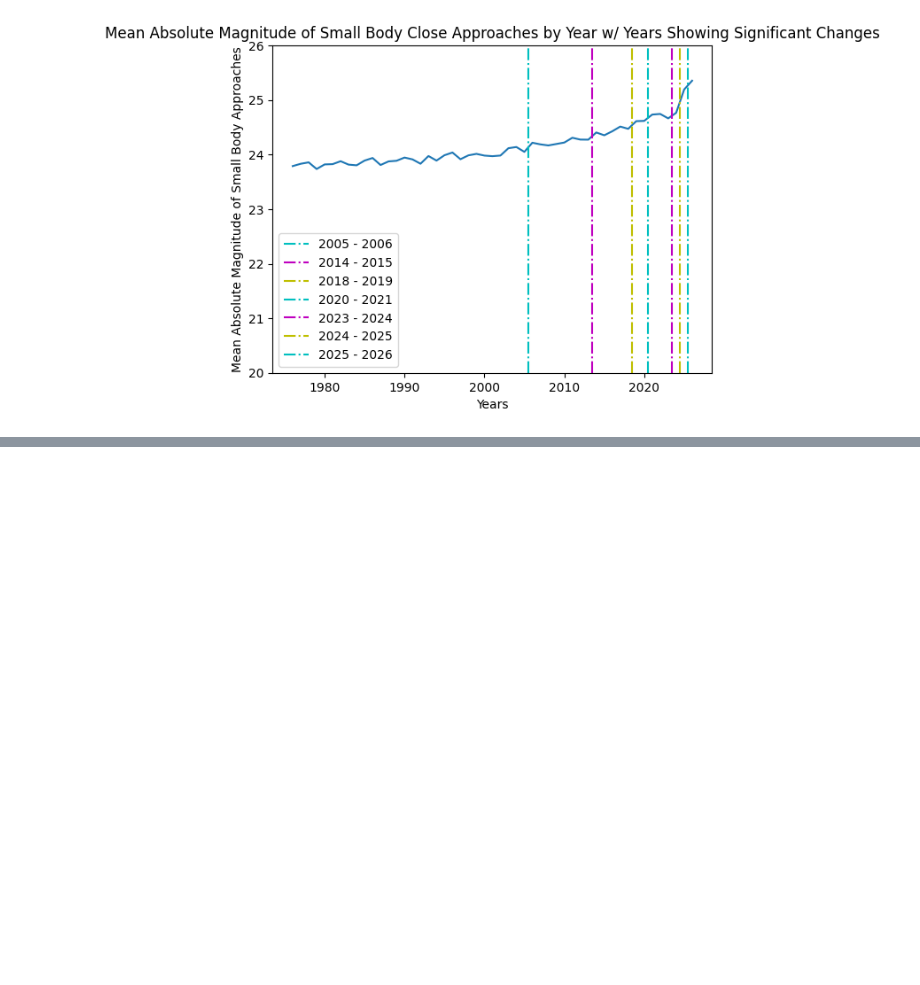
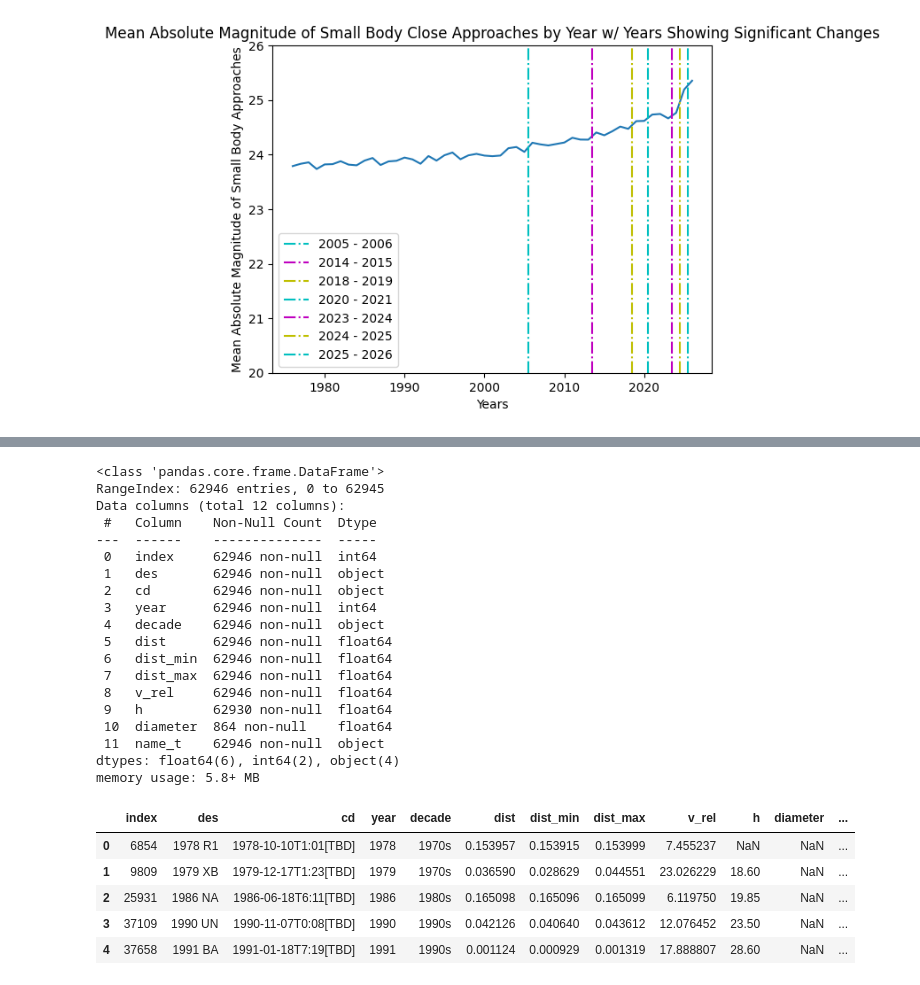
Before and after one commit to benteMarij/DSRP-Small-Body-Close-Approaches-BMdZ, a Jupyter notebook: BMdZ_DSRP_Colab_Small_Body_Close_Approaches.ipynb, the cells around one changed output, grey strips where cells are left out. Saved outputs shown, nothing was run; the diff lists cells and outputs as text; code cells hidden in the pictures; blank space fills up the shorter version.

```diff
--- a/BMdZ_DSRP_Colab_Small_Body_Close_Approaches.ipynb
+++ b/BMdZ_DSRP_Colab_Small_Body_Close_Approaches.ipynb
@@ -613,0 +649,30 @@ plt.show()
+# %%
+dfFiltered = dfFiltered.reset_index()
+dfFiltered.info()
+dfFiltered.head()
+# %% [output]
+<class 'pandas.core.frame.DataFrame'>
+RangeIndex: 62946 entries, 0 to 62945
+Data columns (total 12 columns):
+ #   Column    Non-Null Count  Dtype
+---  ------    --------------  -----
+ 0   index     62946 non-null  int64
+ 1   des       62946 non-null  object
+ 2   cd        62946 non-null  object
+ 3   year      62946 non-null  int64
+ 4   decade    62946 non-null  object
+ 5   dist      62946 non-null  float64
+ 6   dist_min  62946 non-null  float64
+ 7   dist_max  62946 non-null  float64
+ 8   v_rel     62946 non-null  float64
+ 9   h         62930 non-null  float64
+ 10  diameter  864 non-null    float64
+ 11  name_t    62946 non-null  object
+dtypes: float64(6), int64(2), object(4)
+memory usage: 5.8+ MB
+|  | index | des | cd | year | decade | dist | dist_min | dist_max | v_rel | h | diameter | ... |
+| 0 | 6854 | 1978 R1 | 1978-10-10T1:01[TBD] | 1978 | 1970s | 0.153957 | 0.153915 | 0.153999 | 7.455237 | NaN | NaN | ... |
+| 1 | 9809 | 1979 XB | 1979-12-17T1:23[TBD] | 1979 | 1970s | 0.036590 | 0.028629 | 0.044551 | 23.026229 | 18.60 | NaN | ... |
+| 2 | 25931 | 1986 NA | 1986-06-18T6:11[TBD] | 1986 | 1980s | 0.165098 | 0.165096 | 0.165099 | 6.119750 | 19.85 | NaN | ... |
+| 3 | 37109 | 1990 UN | 1990-11-07T0:08[TBD] | 1990 | 1990s | 0.042126 | 0.040640 | 0.043612 | 12.076452 | 23.50 | NaN | ... |
+| 4 | 37658 | 1991 BA | 1991-01-18T7:19[TBD] | 1991 | 1990s | 0.001124 | 0.000929 | 0.001319 | 17.888807 | 28.60 | NaN | ... |
```
Also changed, not shown: parts of 12 cells of this notebook.
